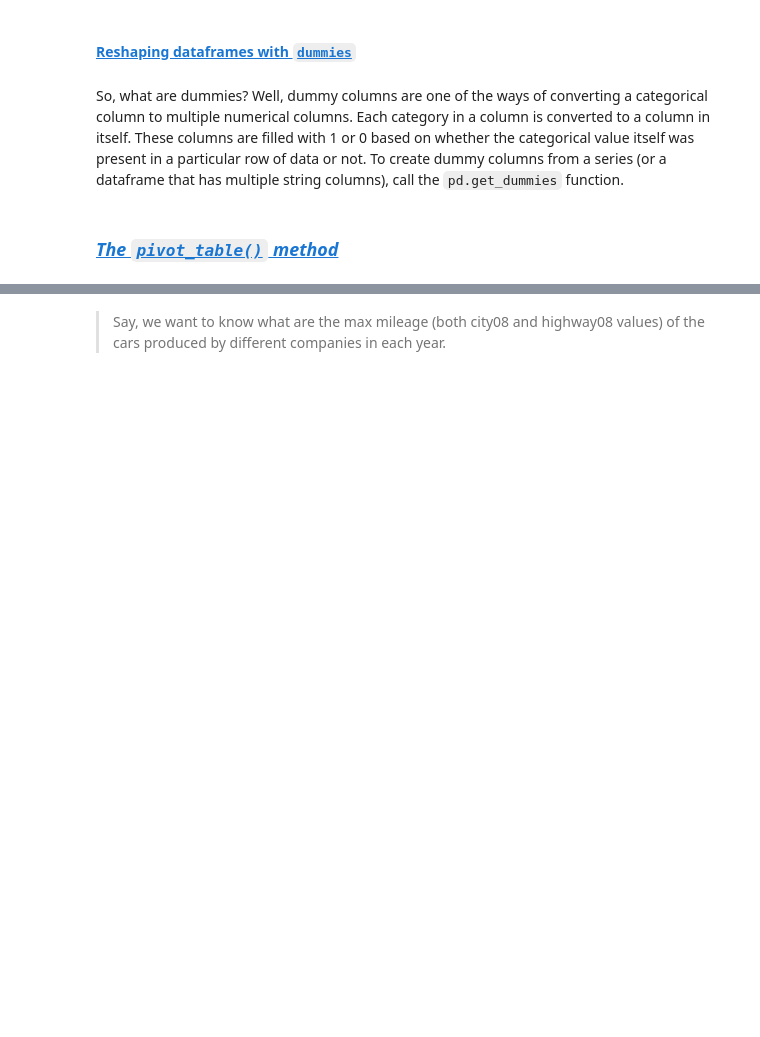
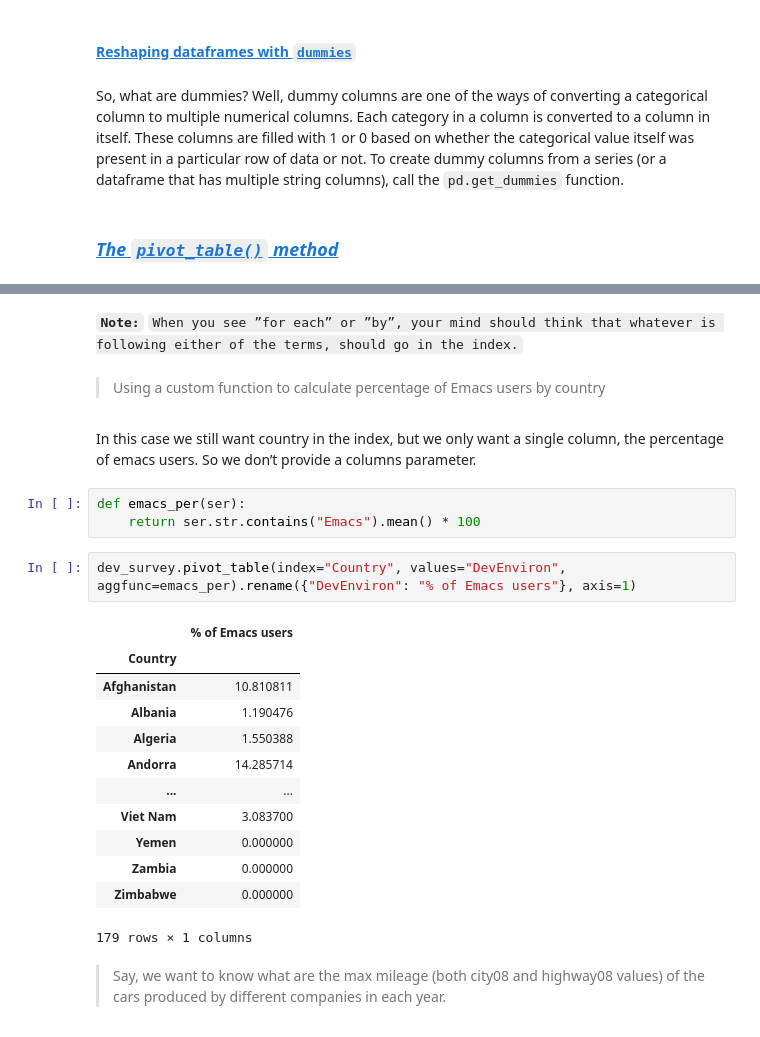
Before and after one commit to AindreaAjax/ML_Introduction, a Jupyter notebook: Pandas/04_DataFrames.ipynb, the cells around one changed output, grey strips where cells are left out. Drawn from its saved outputs; the diff is of its cells as text; blank space fills up the shorter version.

```diff
--- a/Pandas/04_DataFrames.ipynb
+++ b/Pandas/04_DataFrames.ipynb
@@ -860,3 +928,27 @@ The *unique values of the specified column(s) are converted to indexes and colum
+# %% [markdown]
+**`Note:`** `When you see ”for each” or ”by”, your mind should think that whatever is following either of the terms, should go in the index.`
+# %% [markdown]
+> Using a custom function to calculate percentage of Emacs users by country
+# %% [markdown]
+In this case we still want country in the index, but we only want a single column, the percentage of emacs users. So we don’t provide a columns parameter.
+# %%
+def emacs_per(ser):
+    return ser.str.contains("Emacs").mean() * 100
+# %%
+dev_survey.pivot_table(index="Country", values="DevEnviron", aggfunc=emacs_per).rename({"DevEnviron": "% of Emacs users"}, axis=1)
+# %% [output]
+|  | % of Emacs users |
+| Country |  |
+| Afghanistan | 10.810811 |
+| Albania | 1.190476 |
+| Algeria | 1.550388 |
+| Andorra | 14.285714 |
+| ... | ... |
+| Viet Nam | 3.083700 |
+| Yemen | 0.000000 |
+| Zambia | 0.000000 |
+| Zimbabwe | 0.000000 |
+179 rows × 1 columns
 # %% [markdown]
 > Say, we want to know what are the max mileage (both city08 and highway08 values) of the cars produced by different companies in each year.
 # %%
```
Also changed, not shown: parts of 34 cells of this notebook, 3 other files.
